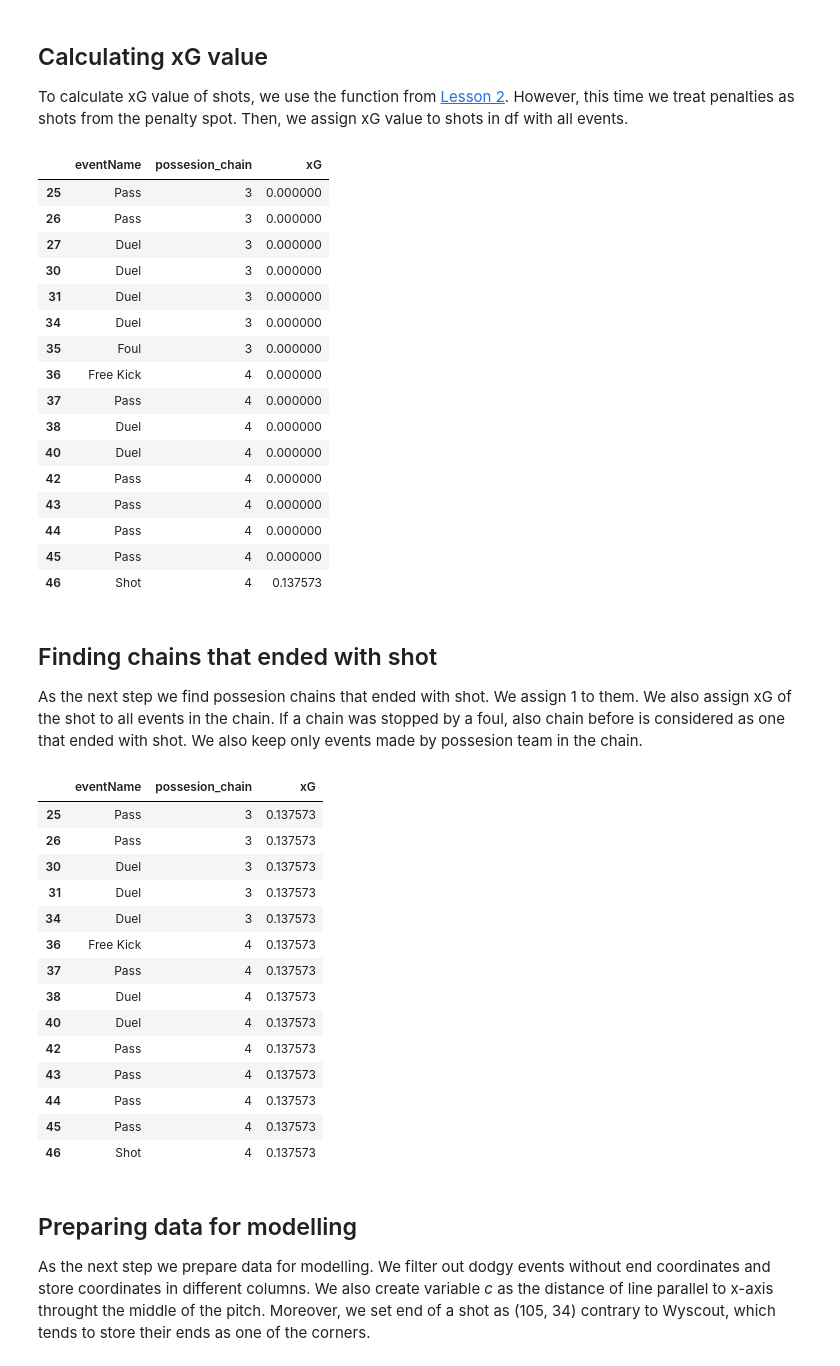
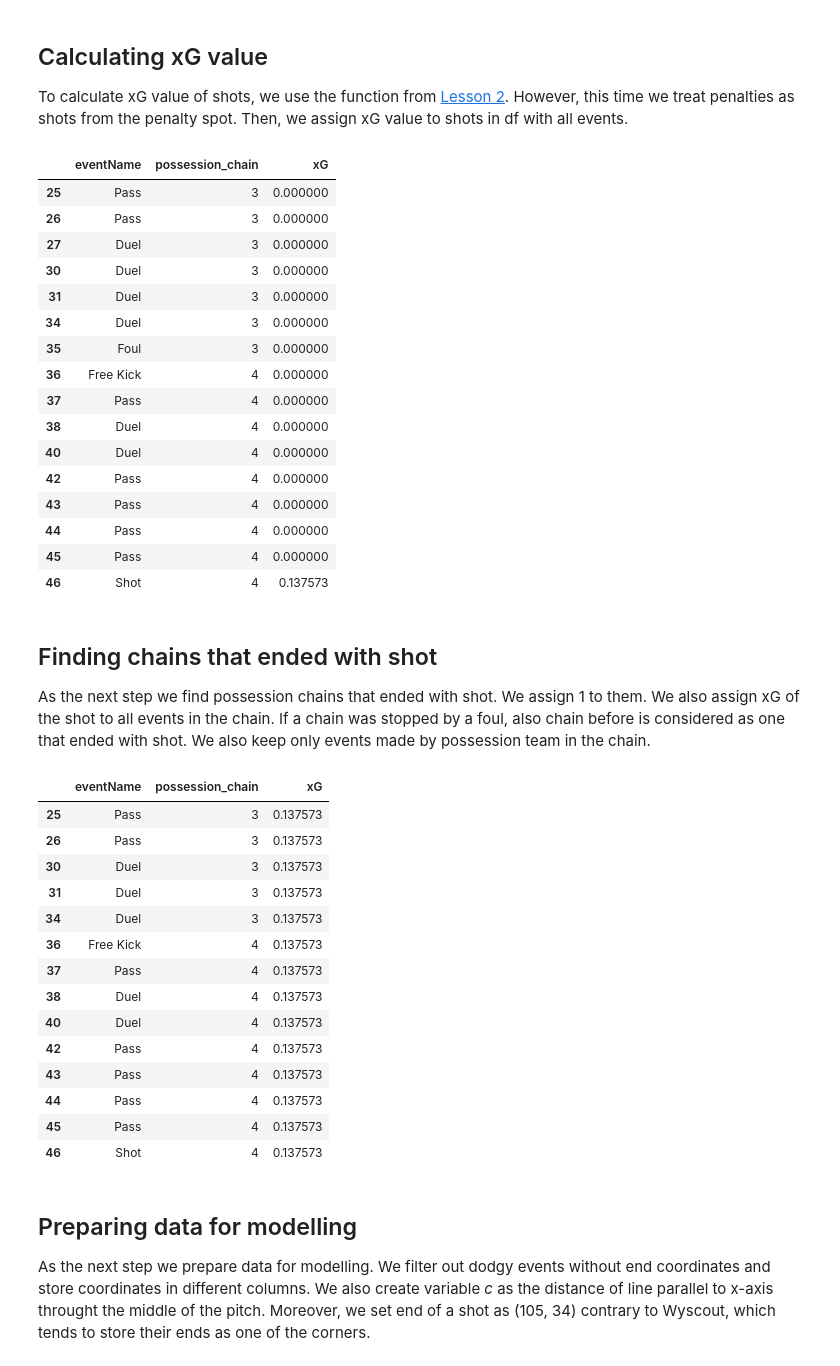
Before and after one commit to AGraciaSipan/soccermatics, a Jupyter notebook: 4.ValuingActions/plot_PossesionChain.ipynb, the cells around one changed output. Saved outputs shown, nothing was run; the diff lists cells and outputs as text; code cells hidden in the pictures.

```diff
--- a/4.ValuingActions/plot_PossesionChain.ipynb
+++ b/4.ValuingActions/plot_PossesionChain.ipynb
@@ -89,7 +91,7 @@ def isolateChains(df):
     Returns
     -------
     df: dataframe
-        dataframe with isolated possesion chains
+        dataframe with isolated possession chains
 
     """
     df["nextTeamId"] = df.shift(-1, fill_value=0)["teamId"]
@@ -98,13 +100,13 @@ def isolateChains(df):
     period = df.iloc[0]["matchPeriod"]
     stop_criterion = 0
     chain = 0
-    df["possesion_chain"] = 0
-    df["possesion_chain_team"] = 0
+    df["possession_chain"] = 0
+    df["possession_chain_team"] = 0
 
     for i, row in df.iterrows():
         #add value
-        df.at[i, "possesion_chain"] = chain
-        df.at[i, "possesion_chain_team"] = chain_team
+        df.at[i, "possession_chain"] = chain
+        df.at[i, "possession_chain_team"] = chain_team
         # if pass not accurate/lost duel, add 1 to stop criterion
         if row["eventName"] == "Pass" or row["eventName"] == "Duel":
             if row["teamId"] == chain_team and {"id": 1802} in row["tags"]:
@@ -127,10 +129,10 @@ def isolateChains(df):
                 stop_criterion = 0
                 chain_team = row['teamId']
                 period = row["matchPeriod"]
-                df.at[i, "possesion_chain"] = chain
-                df.at[i, "possesion_chain_team"] = chain_team
-        # possesion chain ended
-        if stop_criterion >= 2:
+                df.at[i, "possession_chain"] = chain
+                df.at[i, "possession_chain_team"] = chain_team
+        # possession chain ended
+        if stop_criterion >= 2:  # hacer que el stop criterio acepte nextEventName = ''?
             chain += 1
             stop_criterion = 0
             chain_team = row['nextTeamId']
@@ -139,5 +141,5 @@ def isolateChains(df):
 df = isolateChains(df)
 
 # investigate a chain
-df.loc[df["possesion_chain"] == 4][["eventName", "possesion_chain"]]
+df.loc[df["possession_chain"] == 4][["eventName", "possession_chain"]]
 # %% [output]
@@ -220,9 +222,9 @@ def calulatexG(df):
 df = calulatexG(df)
 
 # investigate a chain
-df.loc[df["possesion_chain"].isin([3,4])][["eventName", "possesion_chain", "xG"]]
+df.loc[df["possession_chain"].isin([3,4])][["eventName", "possession_chain", "xG"]]
 # %% [output]
-|  | eventName | possesion_chain | xG |
+|  | eventName | possession_chain | xG |
 | 25 | Pass | 3 | 0.000000 |
 | 26 | Pass | 3 | 0.000000 |
 | 27 | Duel | 3 | 0.000000 |
@@ -242,10 +244,10 @@ df.loc[df["possesion_chain"].isin([3,4])][["eventName", "possesion_chain", "xG"]
 # %% [markdown]
 ## Finding chains that ended with shot
 
-As the next step we find possesion chains that ended with shot. We assign 1 to them.
+As the next step we find possession chains that ended with shot. We assign 1 to them.
 We also assign xG of the shot to all events in the chain. If a chain was stopped by a foul,
 also chain before is considered as one that ended with shot. We also keep only events
-made by possesion team in the chain.
+made by possession team in the chain.
 # %%
 def prepareChains(df):
     """
@@ -256,50 +258,50 @@ def prepareChains(df):
 
     Returns
     -------
     xG_sum: dataframe
         dataframe with assigned values for chains
 
     """
     df["shot_end"] = 0
     # get number of chains
-    no_chains = max(df["possesion_chain"].unique())
+    no_chains = max(df["possession_chain"].unique())
     indicies = []
     for i in range(no_chains+1):
-        # all events get possesion chain
-        possesion_chain_df = df.loc[df["possesion_chain"] == i]
-        # check if the possesion chain is not empty
-        if len(possesion_chain_df) > 0:
+        # all events get possession chain
+        possession_chain_df = df.loc[df["possession_chain"] == i]
+        # check if the possession chain is not empty
+        if len(possession_chain_df) > 0:
             # if ended with shot
-            if possesion_chain_df.iloc[-1]["eventName"] == "Shot":
+            if possession_chain_df.iloc[-1]["eventName"] == "Shot":
                 # assign values
-                df.loc[df["possesion_chain"] == i, "shot_end"] = 1
-                xG = possesion_chain_df.iloc[-1]["xG"]
-                df.loc[df["possesion_chain"] == i, "xG"] = xG
+                df.loc[df["possession_chain"] == i, "shot_end"] = 1
+                xG = possession_chain_df.iloc[-1]["xG"]
+                df.loc[df["possession_chain"] == i, "xG"] = xG
                 # check if the previous ones did not end with foul
                 k = i-1
                 if k > 0:
                     try:
-                        prev = df.loc[df["possesion_chain"] == k]
+                        prev = df.loc[df["possession_chain"] == k]
                         # create a loop if e.g. 2 chains before and 1 chain before didn't end with shot
                         while prev.iloc[-1]["eventName"] == "Foul":
                             #assign value for them
-                            df.loc[df["possesion_chain"] == k, "xG"] = xG
-                            df.loc[df["possesion_chain"] == k, "shot_end"] = 1
+                            df.loc[df["possession_chain"] == k, "xG"] = xG
+                            df.loc[df["possession_chain"] == k, "shot_end"] = 1
                             k = k-1
-                            prev = df.loc[df["possesion_chain"] == k]
+                            prev = df.loc[df["possession_chain"] == k]
                     except:
                         k = k-1
-            # get indiices of events made by possesion team
-            team_indicies = possesion_chain_df.loc[possesion_chain_df["teamId"] == possesion_chain_df.teamId.mode().iloc[0]].index.values.tolist()
+            # get indiices of events made by possession team
+            team_indicies = possession_chain_df.loc[possession_chain_df["teamId"] == possession_chain_df.teamId.mode().iloc[0]].index.values.tolist()
             indicies.extend(team_indicies)
 
     df = df.loc[indicies]
     return df
 
 df = prepareChains(df)
-df.loc[df["possesion_chain"].isin([3,4])][["eventName", "possesion_chain", "xG"]]
+df.loc[df["possession_chain"].isin([3,4])][["eventName", "possession_chain", "xG"]]
 # %% [output]
-|  | eventName | possesion_chain | xG |
+|  | eventName | possession_chain | xG |
 | 25 | Pass | 3 | 0.137573 |
 | 26 | Pass | 3 | 0.137573 |
 | 30 | Duel | 3 | 0.137573 |
```
Also changed, not shown: parts of 10 cells of this notebook, 2 other files.
